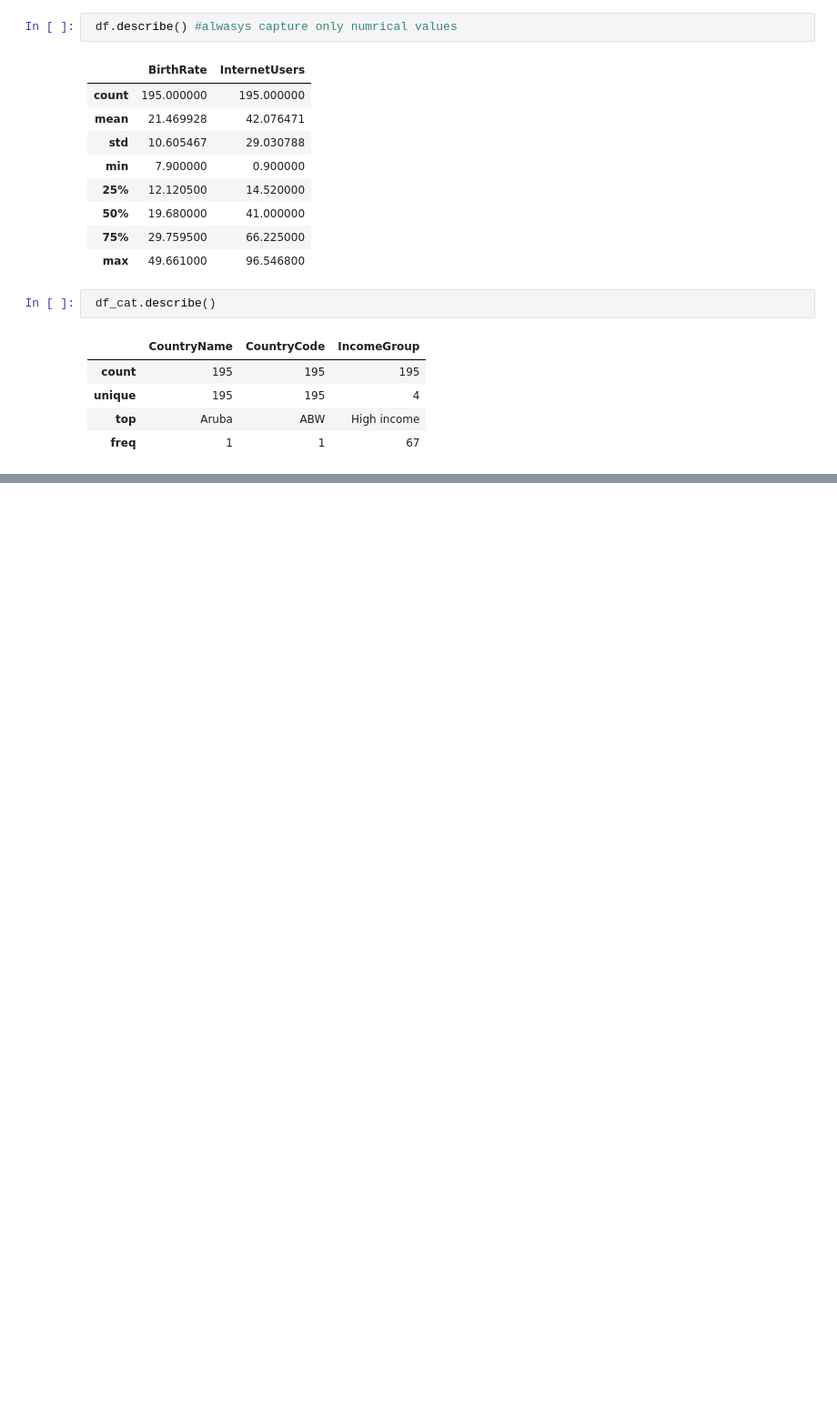
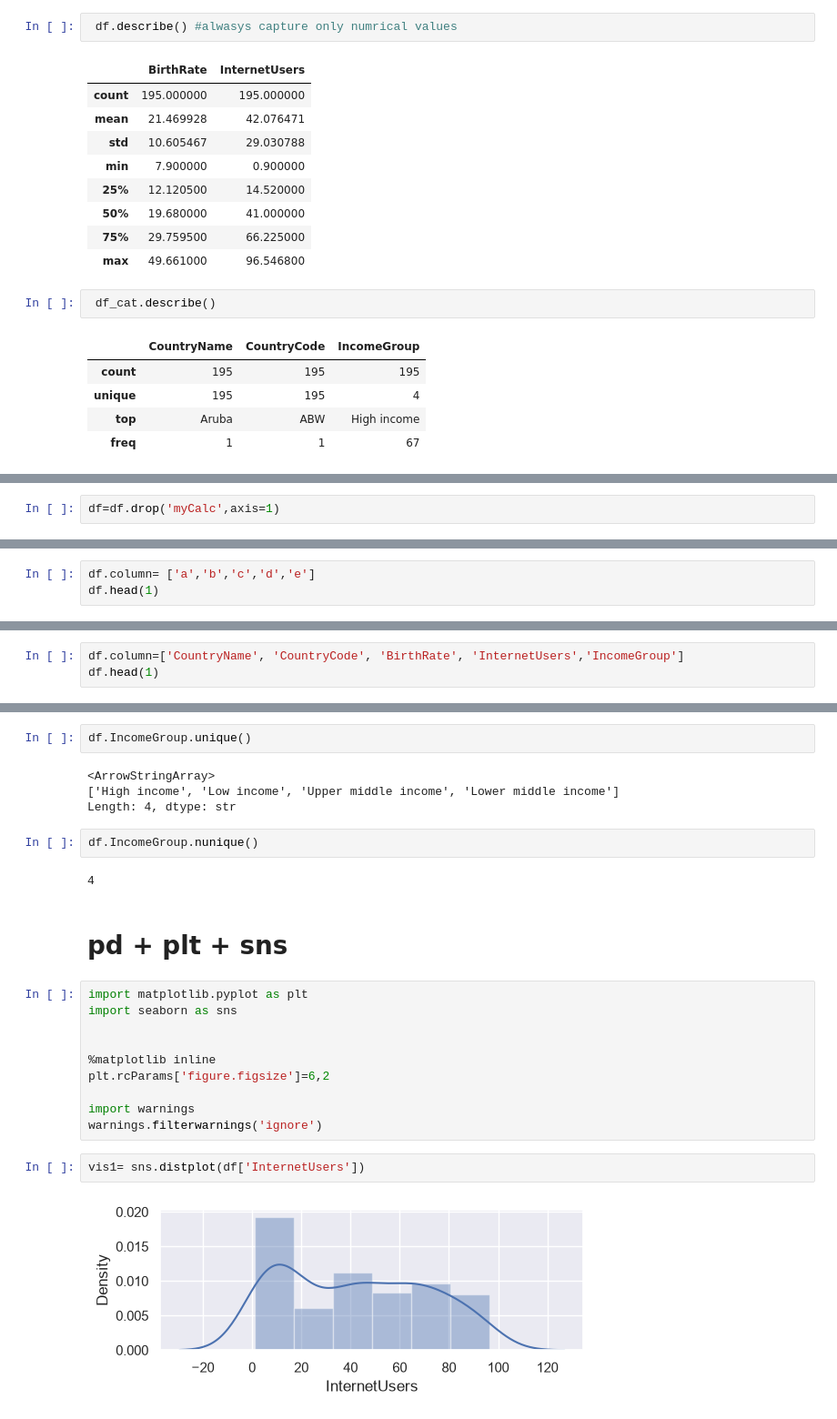
Before and after one commit to PRAKAS1/full-stack-data-science-genai-agentic-ai, a Jupyter notebook: 01-python/pandas.ipynb, the cells around one changed output, grey strips where cells are left out. Shown at 91% size. Cells and saved outputs as stored; diff of their text form; blank space fills up the shorter version.

```diff
--- a/01-python/pandas.ipynb
+++ b/01-python/pandas.ipynb
@@ -350,0 +408,2 @@ print(df_num.shape)
+# %%
+df=df.drop('myCalc',axis=1)
@@ -350,0 +442,3 @@ print(df_num.shape)
+# %%
+df.column= ['a','b','c','d','e']
+df.head(1)
@@ -350,0 +452,3 @@ print(df_num.shape)
+# %%
+df.column=['CountryName', 'CountryCode', 'BirthRate', 'InternetUsers','IncomeGroup']
+df.head(1)
@@ -350,0 +544,26 @@ print(df_num.shape)
+# %%
+df.IncomeGroup.unique()
+# %% [output]
+<ArrowStringArray>
+['High income', 'Low income', 'Upper middle income', 'Lower middle income']
+Length: 4, dtype: str
+# %%
+df.IncomeGroup.nunique()
+# %% [output]
+4
+# %% [markdown]
+# pd + plt + sns
+# %%
+import matplotlib.pyplot as plt
+import seaborn as sns
+
+
+%matplotlib inline
+plt.rcParams['figure.figsize']=6,2
+
+import warnings
+warnings.filterwarnings('ignore')
+# %%
+vis1= sns.distplot(df['InternetUsers'])
+# %% [output]
+[figure, added]
```
Also changed, not shown: parts of 24 cells of this notebook.
